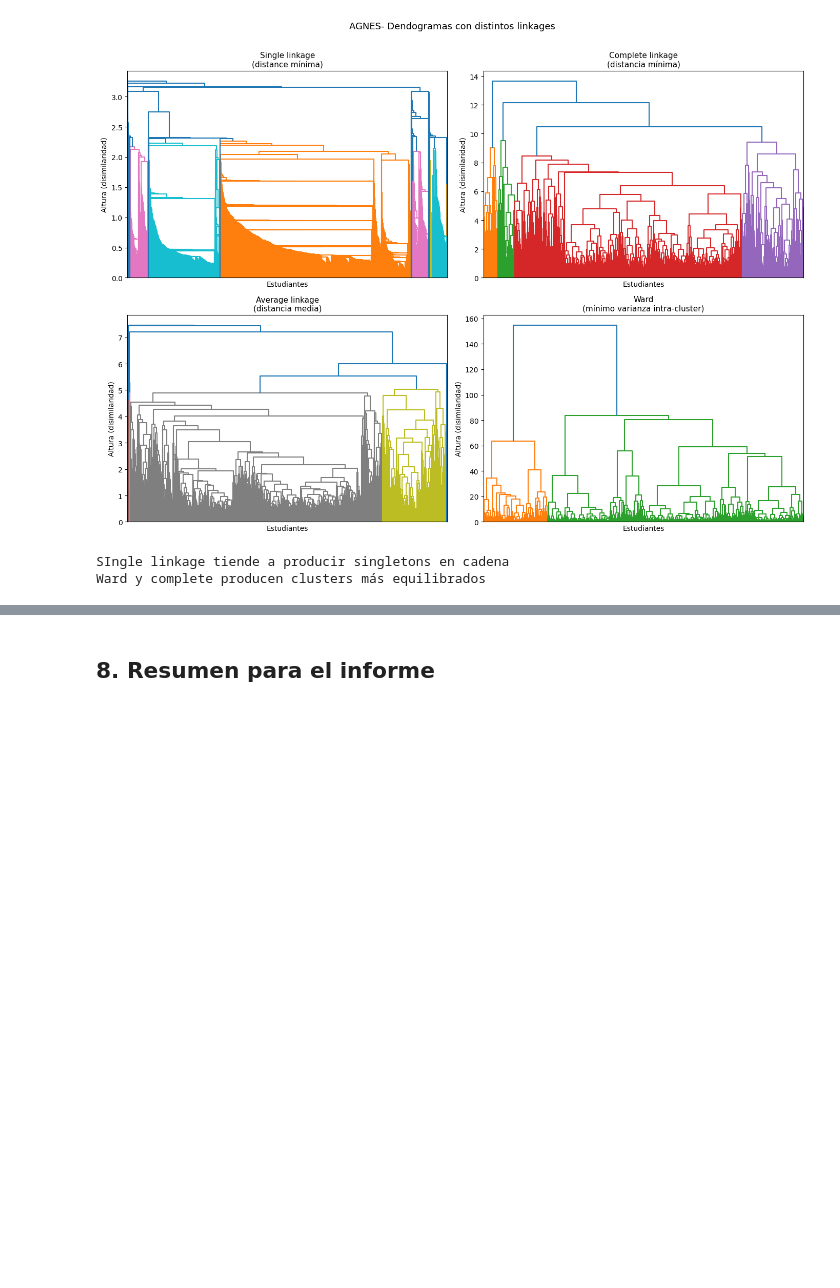
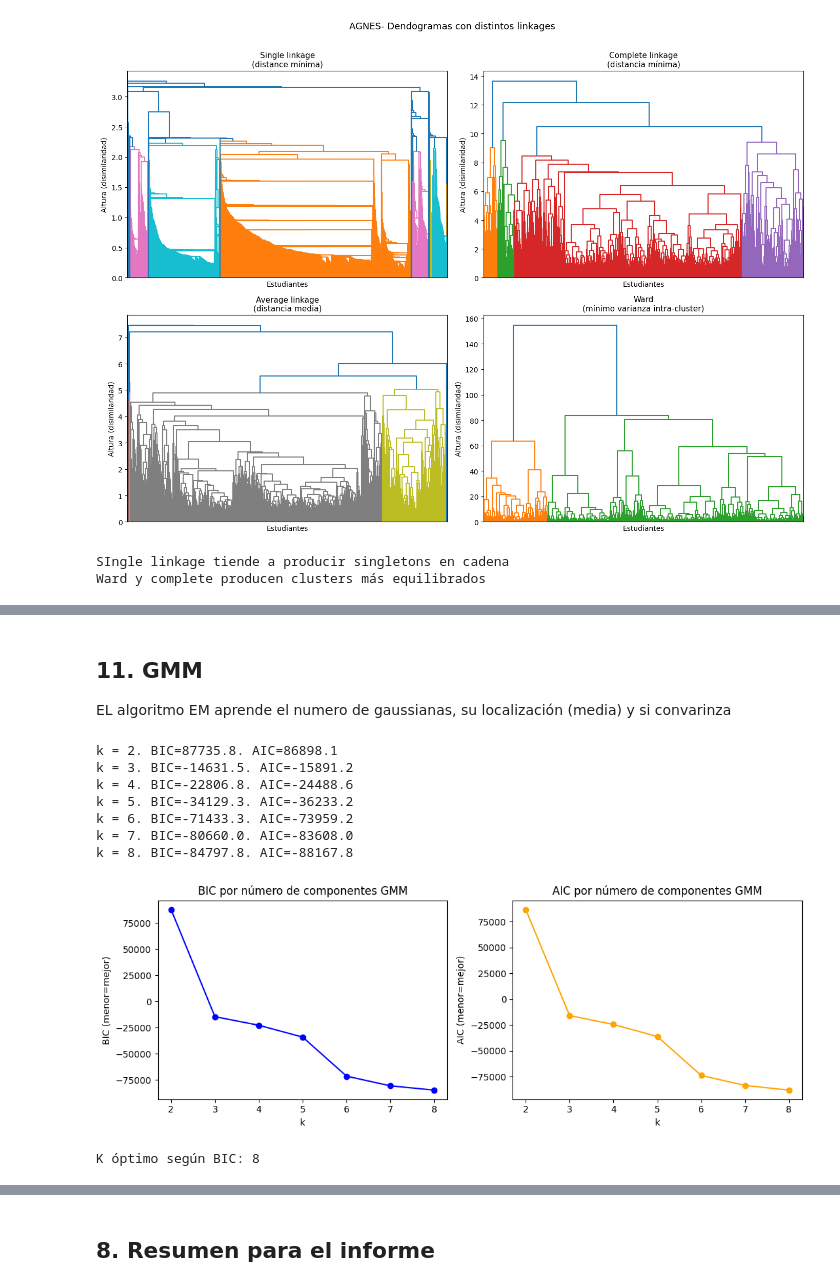
Before and after one commit to adrianalorenzo/ML_proyecto_final, a Jupyter notebook: notebooks/05_clustering.ipynb, the cells around one changed output, grey strips where cells are left out. Drawn from its saved outputs; the diff is of its cells as text; code cells hidden in the pictures; blank space fills up the shorter version.

```diff
--- a/notebooks/05_clustering.ipynb
+++ b/notebooks/05_clustering.ipynb
@@ -535,0 +603,42 @@ Ward y complete producen clusters más equilibrados
+# %% [markdown]
+## 11. GMM
+EL algoritmo EM aprende el numero de gaussianas, su localización (media) y si convarinza
+# %%
+#elegimos k con BIC: penaliza complejidad del modelo (menor BIC, mejor)
+bics = []
+aics = []
+
+for k in rango_k:
+    gmm = GaussianMixture(n_components=k, random_state=semilla, n_init=5)
+    gmm.fit(X_sc)
+    bics.append(gmm.bic(X_sc))
+    aics.append(gmm.aic(X_sc))
+    print(f'k = {k}. BIC={bics[-1]:.1f}. AIC={aics[-1]:.1f}')
+
+fig, axes = plt.subplots(1,2, figsize=(11,4))
+axes[0].plot(list(rango_k), bics, marker= 'o', color='blue', label='BIC')
+axes[0].set_title('BIC por número de componentes GMM')
+axes[0].set_xlabel('k')
+axes[0].set_ylabel('BIC (menor=mejor)')
+
+axes[1].plot(list(rango_k), aics, marker='o', color='orange', label='AIC')
+axes[1].set_title('AIC por número de componentes GMM')
+axes[1].set_xlabel('k')
+axes[1].set_ylabel('AIC (menor=mejor)')
+
+plt.tight_layout()
+plt.savefig('../figuras/gmm_bic_aic.png')
+plt.show()
+
+k_bic = list(rango_k)[np.argmin(bics)]
+print(f'K óptimo según BIC: {k_bic}')
+# %% [output]
+k = 2. BIC=87735.8. AIC=86898.1
+k = 3. BIC=-14631.5. AIC=-15891.2
+k = 4. BIC=-22806.8. AIC=-24488.6
+k = 5. BIC=-34129.3. AIC=-36233.2
+k = 6. BIC=-71433.3. AIC=-73959.2
+k = 7. BIC=-80660.0. AIC=-83608.0
+k = 8. BIC=-84797.8. AIC=-88167.8
+[figure, added]
+K óptimo según BIC: 8
```
Also changed, not shown: parts of 12 cells of this notebook, 3 other files.
